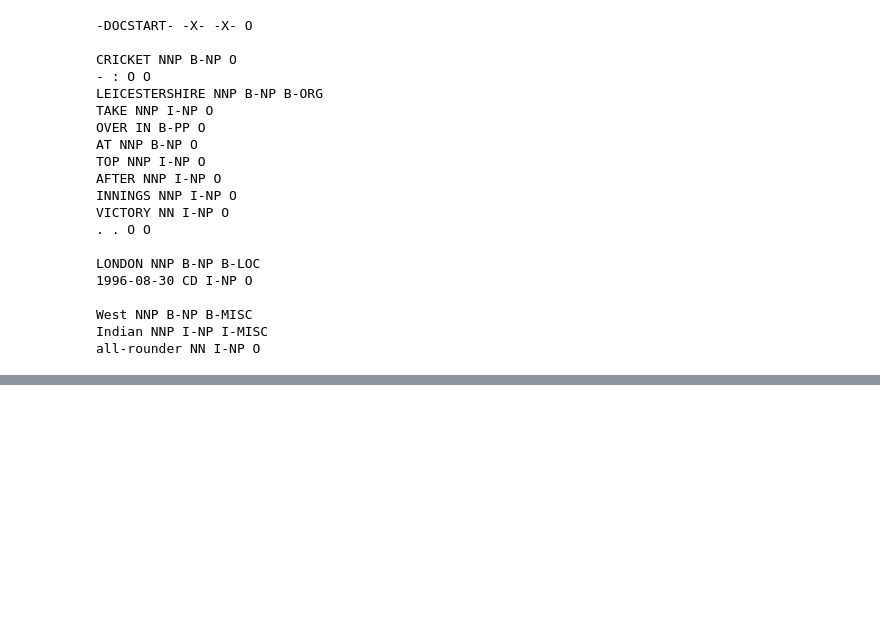
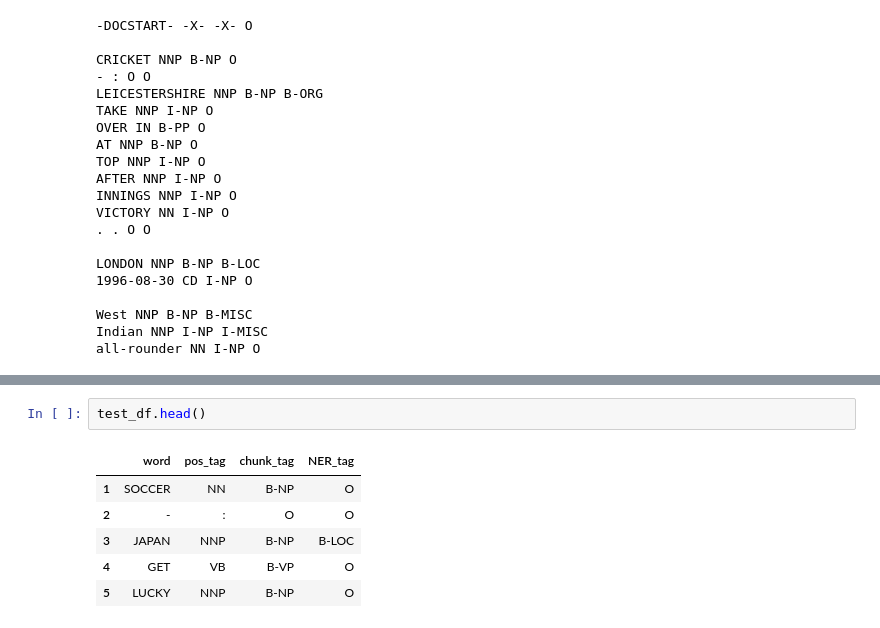
Before and after one commit to ayushjain1144/NER, a Jupyter notebook: Conll.ipynb, the cells around one changed output, grey strips where cells are left out. Drawn from its saved outputs; the diff is of its cells as text; blank space fills up the shorter version.

```diff
--- a/Conll.ipynb
+++ b/Conll.ipynb
@@ -110,0 +143,9 @@ for line in train_data.readlines():
+# %%
+test_df.head()
+# %% [output]
+|  | word | pos_tag | chunk_tag | NER_tag |
+| 1 | SOCCER | NN | B-NP | O |
+| 2 | - | : | O | O |
+| 3 | JAPAN | NNP | B-NP | B-LOC |
+| 4 | GET | VB | B-VP | O |
+| 5 | LUCKY | NNP | B-NP | O |
```
Also changed, not shown: parts of 17 cells of this notebook.
